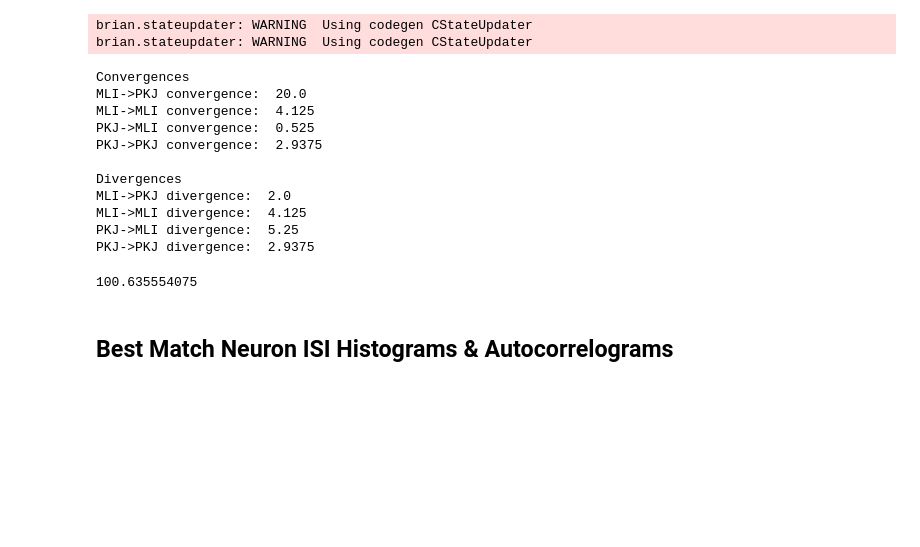
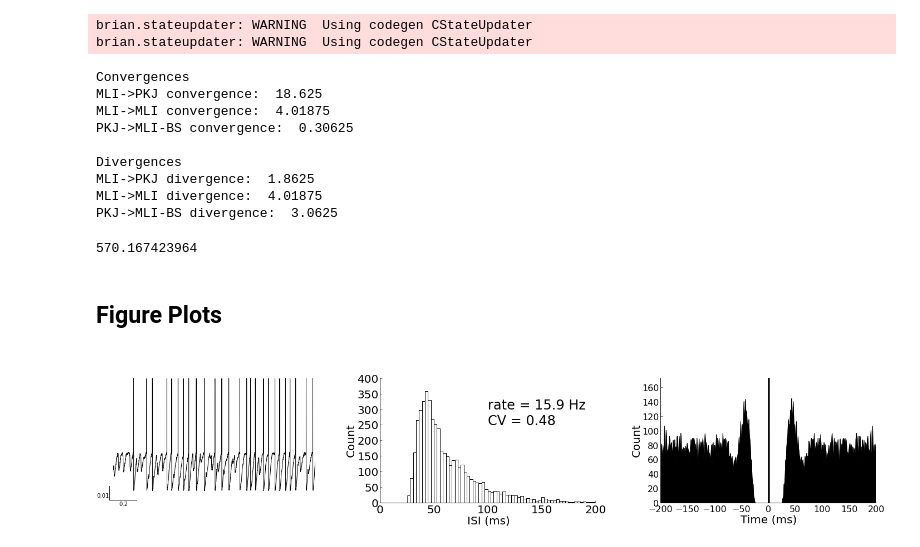
Before and after one commit to blennon/research, a Jupyter notebook: neuron_models/notebooks/MLI_PKJ_ISI2.ipynb, the cells around one changed output. Cells and saved outputs as stored; diff of their text form; code cells hidden in the pictures; blank space fills up the shorter version.

```diff
--- a/neuron_models/notebooks/MLI_PKJ_ISI2.ipynb
+++ b/neuron_models/notebooks/MLI_PKJ_ISI2.ipynb
@@ -29,49 +30,42 @@ brian.stateupdater: WARNING  Using codegen CStateUpdater
 brian.stateupdater: WARNING  Using codegen CStateUpdater
 # %%
 # synaptic weights
-w_mli_pkj = 1.#.9
-w_mli_mli = 1.#0.3
-w_pkj_mli = 1.#67
-w_pkj_pkj = .65#.31
+w_mli_pkj = 1.25
+w_mli_mli = 1.
+w_pkj_mli = 1.
 
 # Synapses
 S_MLI_PKJ = Synapses(MLI,PKJ,model='w:1',pre='g_inh+=PKJ.g_inh_*w')
 S_MLI_MLI = Synapses(MLI,MLI,model='w:1',pre='g_inh+=MLI.g_inh_*w')
 S_PKJ_MLI = Synapses(PKJ,MLI,model='w:1',pre='g_inh+=MLI.g_inh_*w')
-S_PKJ_PKJ = Synapses(PKJ,PKJ,model='w:1',pre='g_inh+=PKJ.g_inh_*w')
 
 # Connections
 connect_mli_pkj(S_MLI_PKJ,pkj_dist=8,syn_prob=.25)
 connect_mli_mli(S_MLI_MLI,dist=80,syn_prob=.05)
-S_PKJ_MLI[:,:] = '(j/(N_MLI/N_PKJ) == i) & (rand()<.5)'
-S_PKJ_PKJ[:,:] = '(minimum(abs(i-j),abs(abs(i-j)-N_PKJ))<=5) & (i!=j) & (rand()<.25)'
+S_PKJ_MLI[:,:] = '((j/(N_MLI/N_PKJ)-i)%N_PKJ <= 2) & ((j/(N_MLI/N_PKJ)-i)%N_PKJ > 0) & (j%(N_MLI/N_PKJ)<3) & (rand()<.5)'
 S_MLI_PKJ.w[:,:] = 'rand()*w_mli_pkj'
 S_MLI_MLI.w[:,:] = 'rand()*w_mli_mli'
 S_PKJ_MLI.w[:,:] = 'rand()*w_pkj_mli'
-S_PKJ_PKJ.w[:,:] = 'rand()*w_pkj_pkj'
+
 
 print 'Convergences'
 print 'MLI->PKJ convergence: ', len(S_MLI_PKJ)/float(N_PKJ)
 print 'MLI->MLI convergence: ', len(S_MLI_MLI)/float(N_MLI)
-print 'PKJ->MLI convergence: ', len(S_PKJ_MLI)/float(N_MLI)
-print 'PKJ->PKJ convergence: ', len(S_PKJ_PKJ)/float(N_PKJ)
+print 'PKJ->MLI-BS convergence: ', len(S_PKJ_MLI)/(float(N_MLI))
 print '\nDivergences'
 print 'MLI->PKJ divergence: ', len(S_MLI_PKJ)/float(N_MLI)
 print 'MLI->MLI divergence: ', len(S_MLI_MLI)/float(N_MLI)
-print 'PKJ->MLI divergence: ', len(S_PKJ_MLI)/float(N_PKJ)
-print 'PKJ->PKJ divergence: ', len(S_PKJ_PKJ)/float(N_PKJ)
+print 'PKJ->MLI-BS divergence: ', len(S_PKJ_MLI)/float(N_PKJ)
 # %% [output]
 Convergences
-MLI->PKJ convergence:  20.0
-MLI->MLI convergence:  4.125
-PKJ->MLI convergence:  0.525
-PKJ->PKJ convergence:  2.9375
+MLI->PKJ convergence:  18.625
+MLI->MLI convergence:  4.01875
+PKJ->MLI-BS convergence:  0.30625
 
 Divergences
-MLI->PKJ divergence:  2.0
-MLI->MLI divergence:  4.125
-PKJ->MLI divergence:  5.25
-PKJ->PKJ divergence:  2.9375
+MLI->PKJ divergence:  1.8625
+MLI->MLI divergence:  4.01875
+PKJ->MLI-BS divergence:  3.0625
 # %%
 @network_operation(Clock(dt=defaultclock.dt))
 def random_current():
@@ -82,15 +76,48 @@ def random_current():
 MS_MLI = SpikeMonitor(MLI)
 MR_MLI = PopulationRateMonitor(MLI,bin=1*ms)
 MISI_MLI = ISIHistogramMonitor(MLI,bins=arange(0,162,2)*ms)
+MV_MLI = StateMonitor(MLI, 'V', record=range(N_MLI))
 
 MS_PKJ = SpikeMonitor(PKJ)
 MR_PKJ = PopulationRateMonitor(PKJ,bin=1*ms)
 MISI_PKJ = ISIHistogramMonitor(PKJ,bins=arange(0,162,2)*ms)
+MV_PKJ = StateMonitor(PKJ, 'V', record=range(N_PKJ))
 
 start = time.time()
 run(T)
 print time.time() - start
 # %% [output]
-100.635554075
+570.167423964
-# %% [markdown]
-<h2>Best Match Neuron ISI Histograms & Autocorrelograms<h2>
+# %% [markdown]
+<h2>Figure Plots<h2>
+# %%
+ind, mean_fr, isi_cv, err = find_closest_match_neuron(MS_MLI, 15., .40)
+
+# Plot ISI
+fig = figure(figsize=(25,4))
+ax = fig.add_subplot(131)
+MV_MLI.insert_spikes(MS_MLI)
+ax.plot(MV_MLI.times[:6000],(MV_MLI.values[ind,:6000]), color='k')
+xlim([-.1,1.5])
+add_scalebar(ax)
+ax.spines['top'].set_visible(False)
+ax.spines['right'].set_visible(False)
+ax.spines['left'].set_visible(False)
+ax.spines['bottom'].set_visible(False)
+
+ax = fig.add_subplot(132)
+plot_neuron_ISI_histogram(MS_MLI, ind, ax, xytext=(100,250),nbins=80,color='w')
+xlim([0,200])
+simpleaxis(ax)
+tick_params(labelsize=20)
+xlabel('ISI (ms)', fontsize=20)
+ylabel('Count', fontsize=20)
+
+# Plot spike autocorrelation
+ax = fig.add_subplot(133)
+plot_spike_correlogram(MS_MLI.spiketimes[ind],MS_MLI.spiketimes[ind], bin=1*ms, width=200*ms,ax=ax)
+simpleaxis(ax)
+
+fig.subplots_adjust(wspace=.3)
+# %% [output]
+[figure, added]
```
Also changed, not shown: parts of 13 cells of this notebook, 4 other files.
